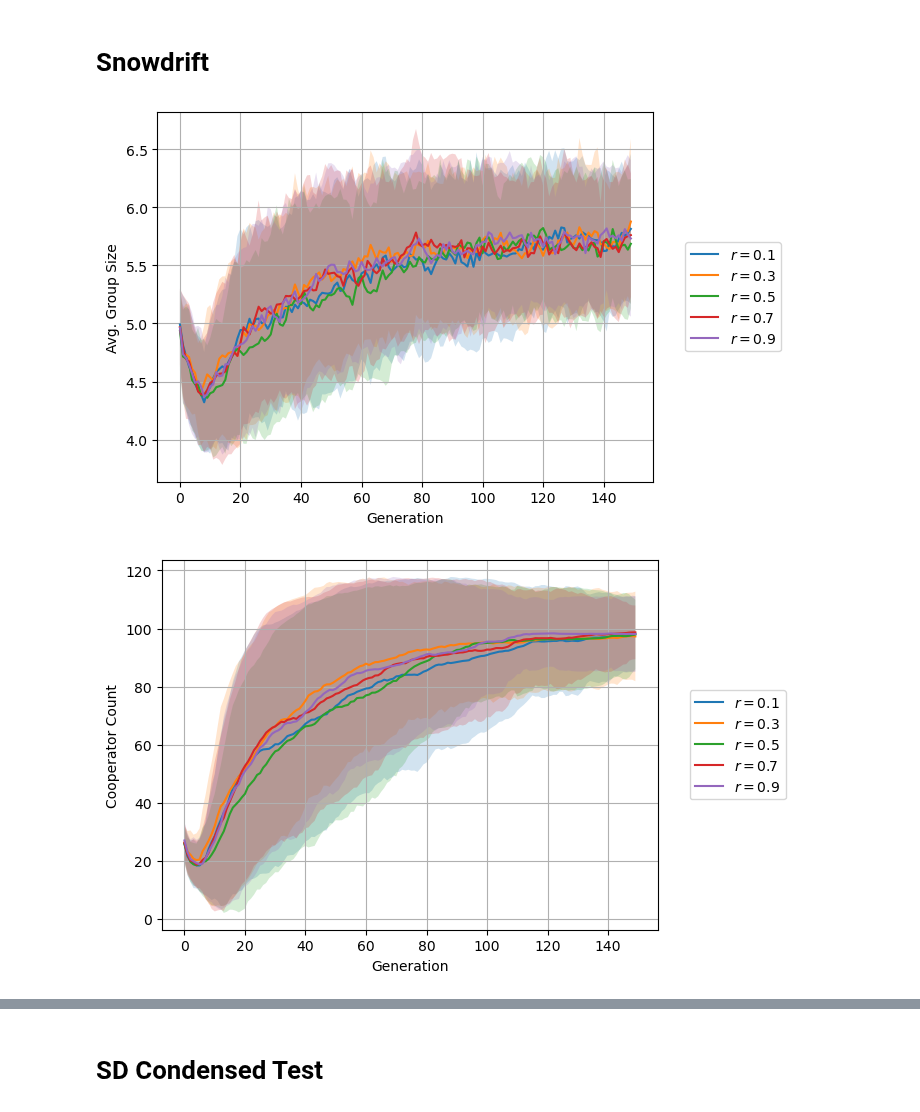
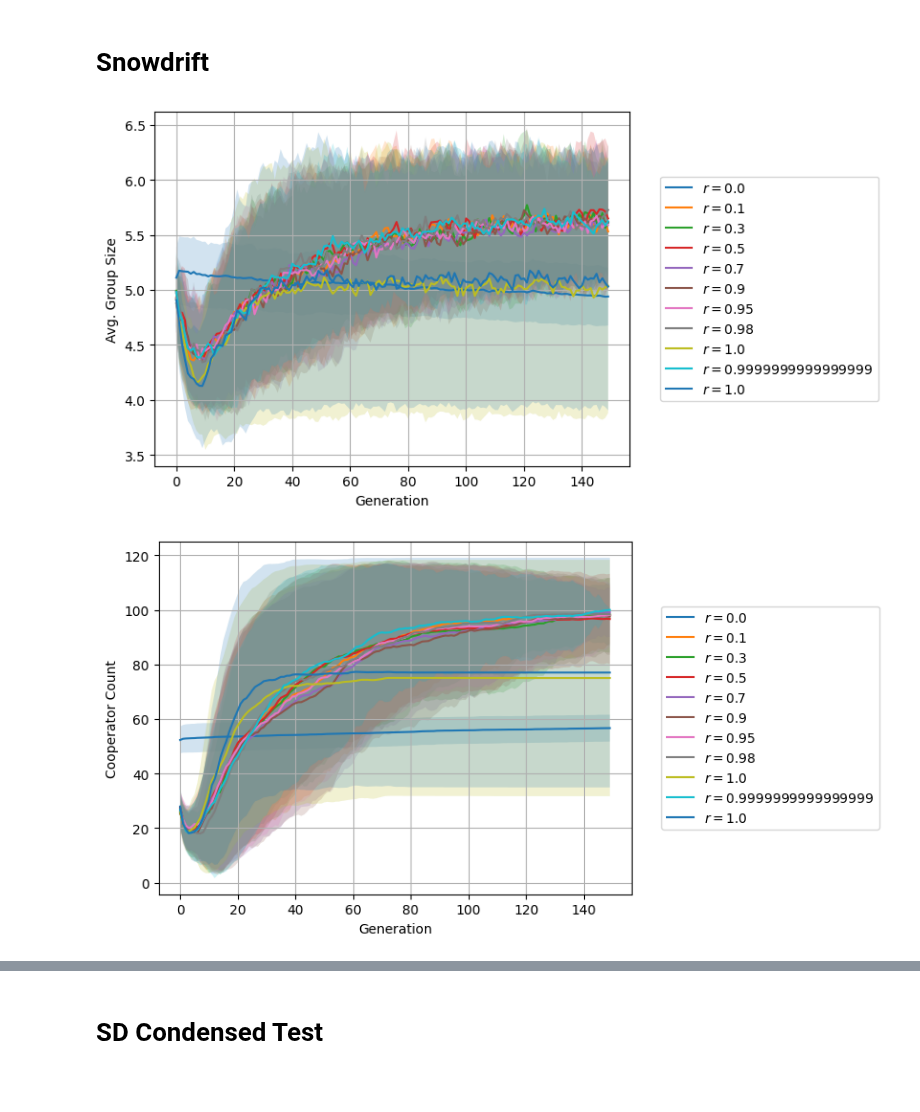
Before and after one commit to wbp1702/prisoners_dilemma, a Jupyter notebook: refactor/varying_cost_benefit.ipynb, the cells around one changed output, grey strips where cells are left out. Saved outputs shown, nothing was run; the diff lists cells and outputs as text; code cells hidden in the pictures; blank space fills up the shorter version.

```diff
--- a/refactor/varying_cost_benefit.ipynb
+++ b/refactor/varying_cost_benefit.ipynb
@@ -3,6 +3,7 @@ import games
 import numpy as np
 import matplotlib.pyplot as plt
 from multiprocessing.pool import Pool
+import math
 
 # np.random.seed(50)
 
@@ -15,13 +16,15 @@ group_split_threshold = 10
 group_split_method = 'empty'
 group_split_probabilistic = False
 
-cost_benefit_ratios = [0.0, 0.1, 0.2, 0.3, 0.4, 0.5, 0.6, 0.7, 0.8, 0.9, 1.0]
+#cost_benefit_ratios = [0.0, 0.1, 0.2, 0.3, 0.4, 0.5, 0.6, 0.7, 0.8, 0.9, 1.0]
+prev_of_one = math.nextafter(1.0, -math.inf)
+cost_benefit_ratios = [0.0, 0.1, 0.3, 0.5, 0.7, 0.9, 0.95, 0.98, prev_of_one, 1.0]
 
 sd_args = [[population, num_groups, num_generations, r, cooperation_threshold, group_split_threshold,
          group_split_method, group_split_probabilistic, 'snowdrift'] for r in cost_benefit_ratios]
-pd_args = [[population, num_groups, num_generations, r, cooperation_threshold, group_split_threshold,
-         group_split_method, group_split_probabilistic, 'prisoners dilemma'] for r in cost_benefit_ratios]
-args = sd_args + pd_args
+# pd_args = [[population, num_groups, num_generations, r, cooperation_threshold, group_split_threshold,
+#          group_split_method, group_split_probabilistic, 'prisoners dilemma'] for r in cost_benefit_ratios]
+args = sd_args #+ pd_args
 
 with Pool() as pool:
     all_results = pool.starmap(games.group_split_game_many, [[num_simulations] + arg for arg in args])
@@ -71,40 +74,45 @@ plt.show()
 # %%
 
 # plt.title(f'Group Split w/ Snowdrift Game\nVarying Cost/Benefit Ratio')
-for i in range(1, len(cost_benefit_ratios) - 1, 2):
+default_range = range(1, len(cost_benefit_ratios) - 1, 2)
+custom_range_a = [0, 1, 3, 5, 7, 9, 10]
+custom_range_b = range(len(cost_benefit_ratios))
+
+target_range = custom_range_b
+for i in target_range:
     plt.plot(mean_population_per_gen[i], label=f'$r={cost_benefit_ratios[i]}$')
     plt.fill_between(np.arange(num_generations), mean_population_per_gen[i] - std_population_per_gen[i],
                      mean_population_per_gen[i] + std_population_per_gen[i], alpha=0.2)
 plt.legend(loc='center left', bbox_to_anchor=(1.05, 0.5))
 plt.ylabel('Avg. Group Size')
 plt.xlabel('Generation')
 plt.grid()
 plt.savefig("..\\figures\\var_cost_benefit_y_avg_group_size_sd.png", bbox_inches='tight', transparent=True)
 plt.show()
 
 # plt.title(f'Group Split w/ Snowdrift Game\nVarying Cost/Benefit Ratio')
-for i in range(1, len(cost_benefit_ratios) - 1, 2):
+for i in target_range:
     plt.plot(mean_cooperation_per_gen[i], label=f'$r={cost_benefit_ratios[i]}$')
     plt.fill_between(np.arange(num_generations), mean_cooperation_per_gen[i] - std_cooperation_per_gen[i],
                      mean_cooperation_per_gen[i] + std_cooperation_per_gen[i], alpha=0.2)
 plt.legend(loc='center left', bbox_to_anchor=(1.05, 0.5))
 plt.ylabel('Cooperator Count')
 plt.xlabel('Generation')
 plt.grid()
 plt.savefig("..\\figures\\var_cost_benefit_y_cooperation_sd.png", bbox_inches='tight', transparent=True)
 plt.show()
 
 # plt.title(f'Group Split w/ Snowdrift Game\nVarying Cost/Benefit Ratio')
-for i in range(1, len(cost_benefit_ratios) - 1, 2):
+for i in target_range:
     plt.plot(mean_total_reward_per_gen[i], label=f'$r={cost_benefit_ratios[i]}$')
     plt.fill_between(np.arange(num_generations), mean_total_reward_per_gen[i] - std_total_reward_per_gen[i],
                      mean_total_reward_per_gen[i] + std_total_reward_per_gen[i], alpha=0.2)
 plt.legend(loc='center left', bbox_to_anchor=(1.05, 0.5))
 plt.ylabel('Total Reward')
 plt.xlabel('Generation')
 plt.grid()
 plt.savefig("..\\figures\\var_cost_benefit_y_total_reward_sd.png", bbox_inches='tight', transparent=True)
 plt.show()
 # %% [output]
-[figure, old version]
+[figure, new version]
-[figure, old version]
+[figure, new version]
```
Also changed, not shown: parts of 2 cells of this notebook, 39 other files.
